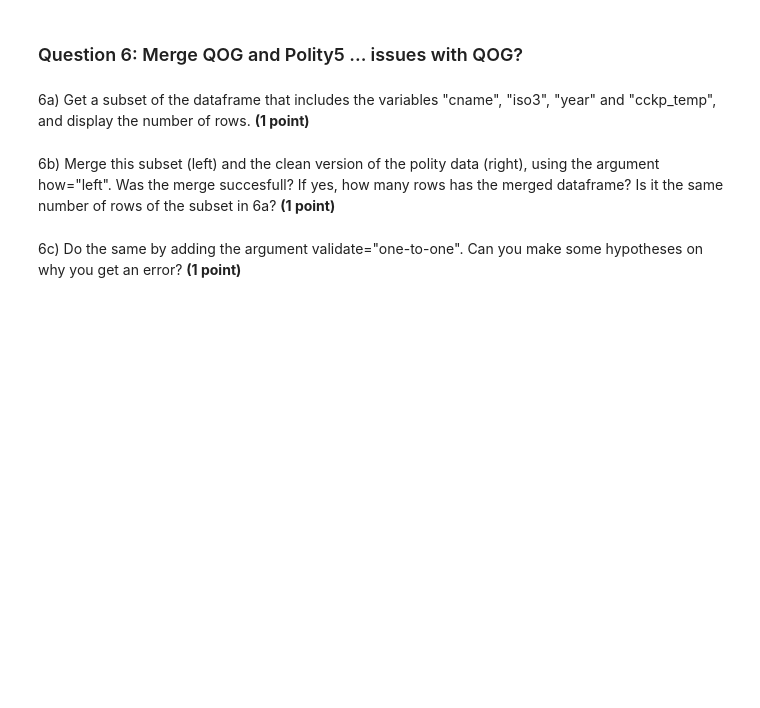
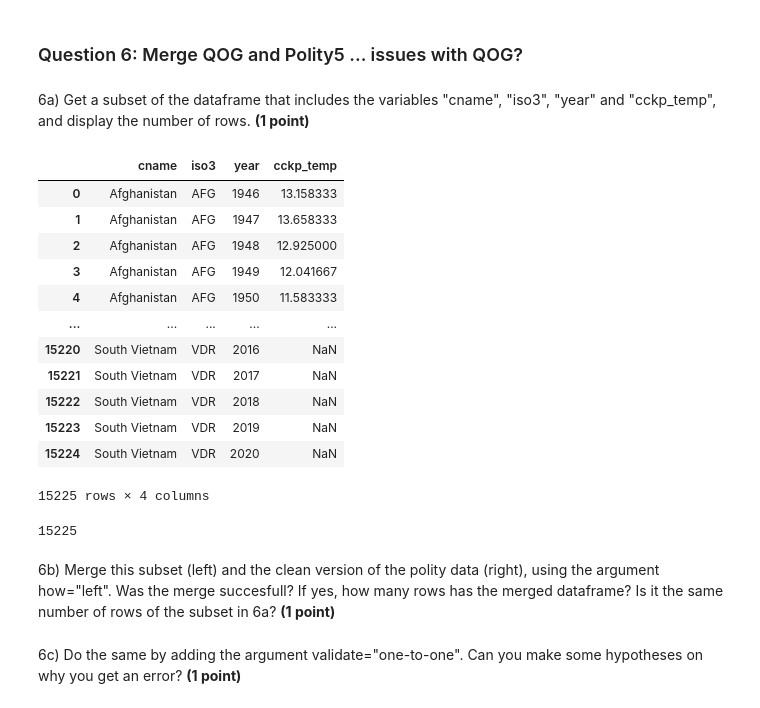
Before and after one commit to Pramirezortega/class_datascience, a Jupyter notebook: Notebooks/Assignment/individual_assignment/PRO_01_individual_assignment.ipynb, the cells around one changed output. Saved outputs shown, nothing was run; the diff lists cells and outputs as text; code cells hidden in the pictures; blank space fills up the shorter version.

```diff
--- a/Notebooks/Assignment/individual_assignment/PRO_01_individual_assignment.ipynb
+++ b/Notebooks/Assignment/individual_assignment/PRO_01_individual_assignment.ipynb
@@ -260,3 +369,7 @@ The QoG Environmental Indicators dataset (QoG-EI) (Povitkina, Marina, Natalia Al
 Hint: When you go on the webpage of the Environmental Indicators Dataset, you can directly import from a URL by copying the link address of the dataset!
 # %%
 # Answer 5a
+url = 'https://www.qogdata.pol.gu.se/data/qog_ei_sept21.csv'
+
+df_five = pd.read_csv(url , encoding='latin-1')
+df_five.dtypes
@@ -264,6 +394,7 @@ Hint: When you go on the webpage of the Environmental Indicators Dataset, you ca
 5b) Rename the variable "ccodealp" to "iso3" **(1 point)**
 # %%
 # Answer 5b
+df_five.rename(columns = {'ccodealp': 'iso3'}, inplace = True)
 # %% [markdown]
 5c) Check the type of the variables "year" and "iso3" are string, if not convert them to string **(1 point)**
 # %%
@@ -270,0 +409,4 @@ Hint: When you go on the webpage of the Environmental Indicators Dataset, you ca
+# %%
+df_five['year'] = df_five['year'].apply(str) #we convert 'year' into a string
+
+print(df_five.dtypes["year"])
@@ -274,6 +418,26 @@ Hint: When you go on the webpage of the Environmental Indicators Dataset, you ca
 6a) Get a subset of the dataframe that includes the variables "cname", "iso3", "year" and "cckp_temp", and display the number of rows. **(1 point)**
 # %%
 # Answer 6a
+df_five_subset = df_five.loc[:, ('cname', 'iso3','year','cckp_temp')]
+df_five_subset
+# %% [output]
+|  | cname | iso3 | year | cckp_temp |
+| 0 | Afghanistan | AFG | 1946 | 13.158333 |
+| 1 | Afghanistan | AFG | 1947 | 13.658333 |
+| 2 | Afghanistan | AFG | 1948 | 12.925000 |
+| 3 | Afghanistan | AFG | 1949 | 12.041667 |
+| 4 | Afghanistan | AFG | 1950 | 11.583333 |
+| ... | ... | ... | ... | ... |
+| 15220 | South Vietnam | VDR | 2016 | NaN |
+| 15221 | South Vietnam | VDR | 2017 | NaN |
+| 15222 | South Vietnam | VDR | 2018 | NaN |
+| 15223 | South Vietnam | VDR | 2019 | NaN |
+| 15224 | South Vietnam | VDR | 2020 | NaN |
+15225 rows × 4 columns
+# %%
+len(df_five_subset)
+# %% [output]
+15225
 # %% [markdown]
 6b) Merge this subset (left) and the clean version of the polity data (right), using the argument how="left". Was the merge succesfull? If yes, how many rows has the merged dataframe? Is it the same number of rows of the subset in 6a? **(1 point)**
 # %%
```
Also changed, not shown: parts of 24 cells of this notebook, 4 other files.
